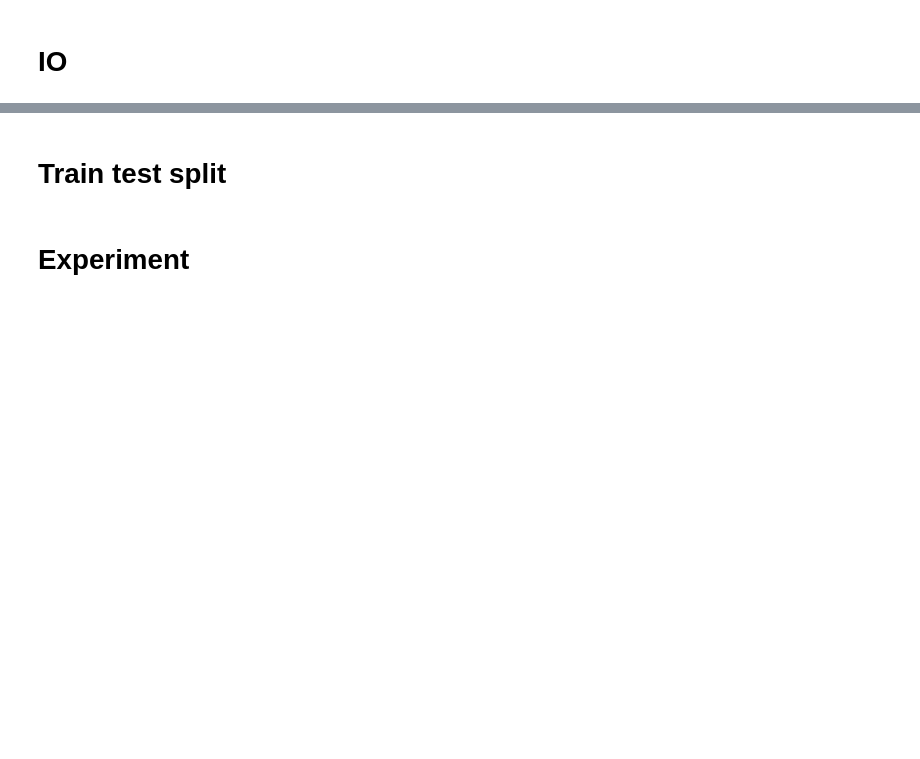
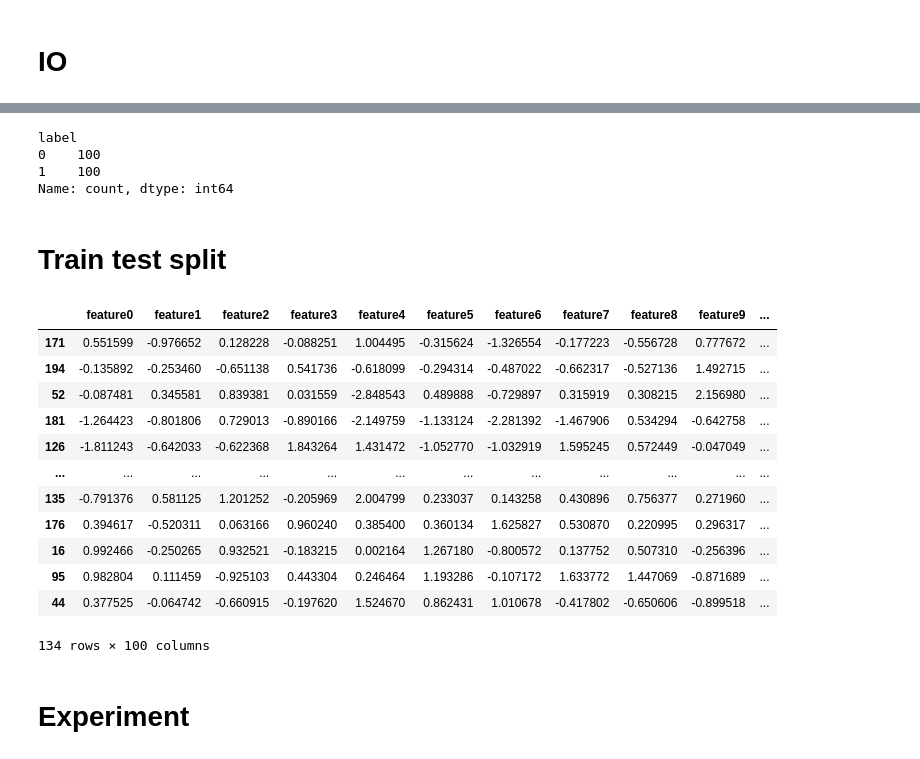
Before and after one commit to ICMOL/PineBioML, a Jupyter notebook: examples/example_Pine.ipynb, the cells around one changed output, grey strips where cells are left out. Cells and saved outputs as stored; diff of their text form; code cells hidden in the pictures; blank space fills up the shorter version.

```diff
--- a/examples/example_Pine.ipynb
+++ b/examples/example_Pine.ipynb
@@ -18,3 +27,8 @@ x, y = IO.read_multiple_groups(
 # %%
-y.describe()
+y.value_counts()
+# %% [output]
+label
+0    100
+1    100
+Name: count, dtype: int64
 # %%
@@ -27,3 +46,19 @@ x_train, x_valid, y_train, y_valid = train_test_split(x, y, test_size=0.33, rand
+# %%
+x_train
+# %% [output]
+|  | feature0 | feature1 | feature2 | feature3 | feature4 | feature5 | feature6 | feature7 | feature8 | feature9 | ... |
+| 171 | 0.551599 | -0.976652 | 0.128228 | -0.088251 | 1.004495 | -0.315624 | -1.326554 | -0.177223 | -0.556728 | 0.777672 | ... |
+| 194 | -0.135892 | -0.253460 | -0.651138 | 0.541736 | -0.618099 | -0.294314 | -0.487022 | -0.662317 | -0.527136 | 1.492715 | ... |
+| 52 | -0.087481 | 0.345581 | 0.839381 | 0.031559 | -2.848543 | 0.489888 | -0.729897 | 0.315919 | 0.308215 | 2.156980 | ... |
+| 181 | -1.264423 | -0.801806 | 0.729013 | -0.890166 | -2.149759 | -1.133124 | -2.281392 | -1.467906 | 0.534294 | -0.642758 | ... |
+| 126 | -1.811243 | -0.642033 | -0.622368 | 1.843264 | 1.431472 | -1.052770 | -1.032919 | 1.595245 | 0.572449 | -0.047049 | ... |
+| ... | ... | ... | ... | ... | ... | ... | ... | ... | ... | ... | ... |
+| 135 | -0.791376 | 0.581125 | 1.201252 | -0.205969 | 2.004799 | 0.233037 | 0.143258 | 0.430896 | 0.756377 | 0.271960 | ... |
+| 176 | 0.394617 | -0.520311 | 0.063166 | 0.960240 | 0.385400 | 0.360134 | 1.625827 | 0.530870 | 0.220995 | 0.296317 | ... |
+| 16 | 0.992466 | -0.250265 | 0.932521 | -0.183215 | 0.002164 | 1.267180 | -0.800572 | 0.137752 | 0.507310 | -0.256396 | ... |
+| 95 | 0.982804 | 0.111459 | -0.925103 | 0.443304 | 0.246464 | 1.193286 | -0.107172 | 1.633772 | 1.447069 | -0.871689 | ... |
+| 44 | 0.377525 | -0.064742 | -0.660915 | -0.197620 | 1.524670 | 0.862431 | 1.010678 | -0.417802 | -0.650606 | -0.899518 | ... |
+134 rows × 100 columns
 # %% [markdown]
 # Experiment
 # %%
```
Also changed, not shown: parts of 13 cells of this notebook, 28 other files.
